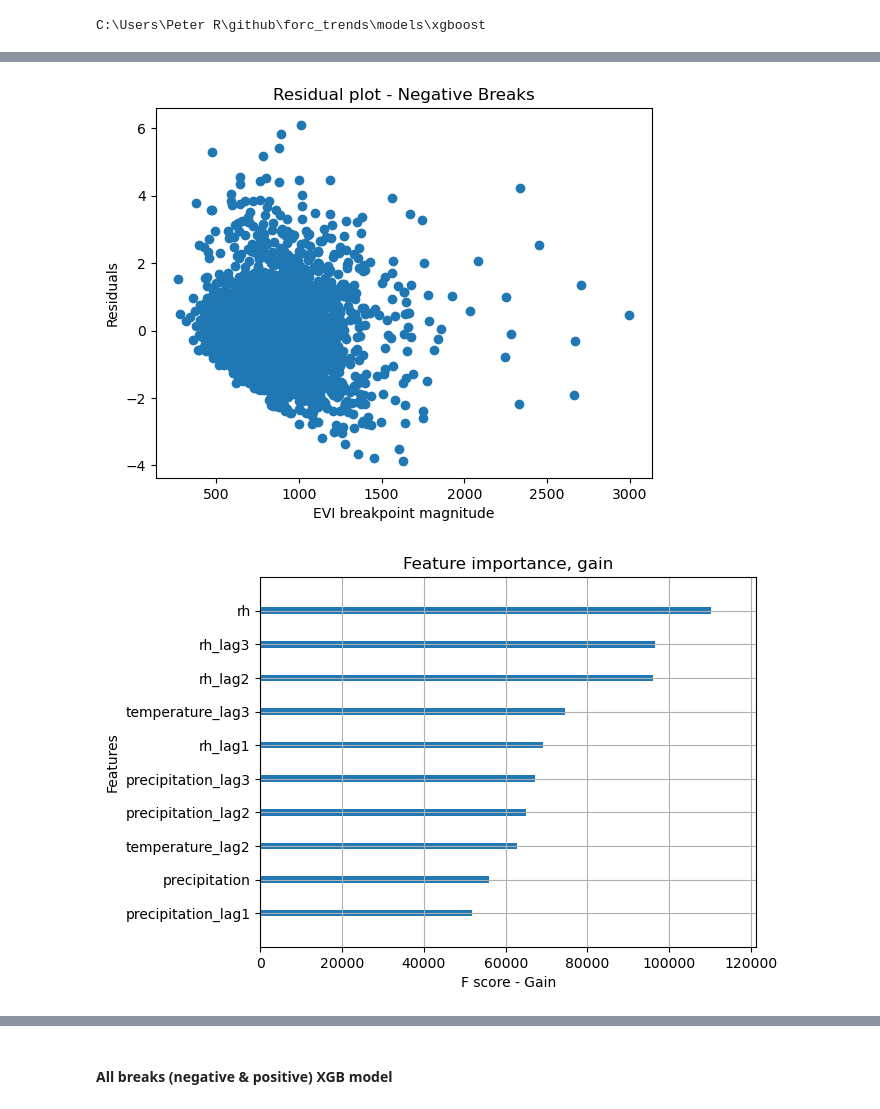
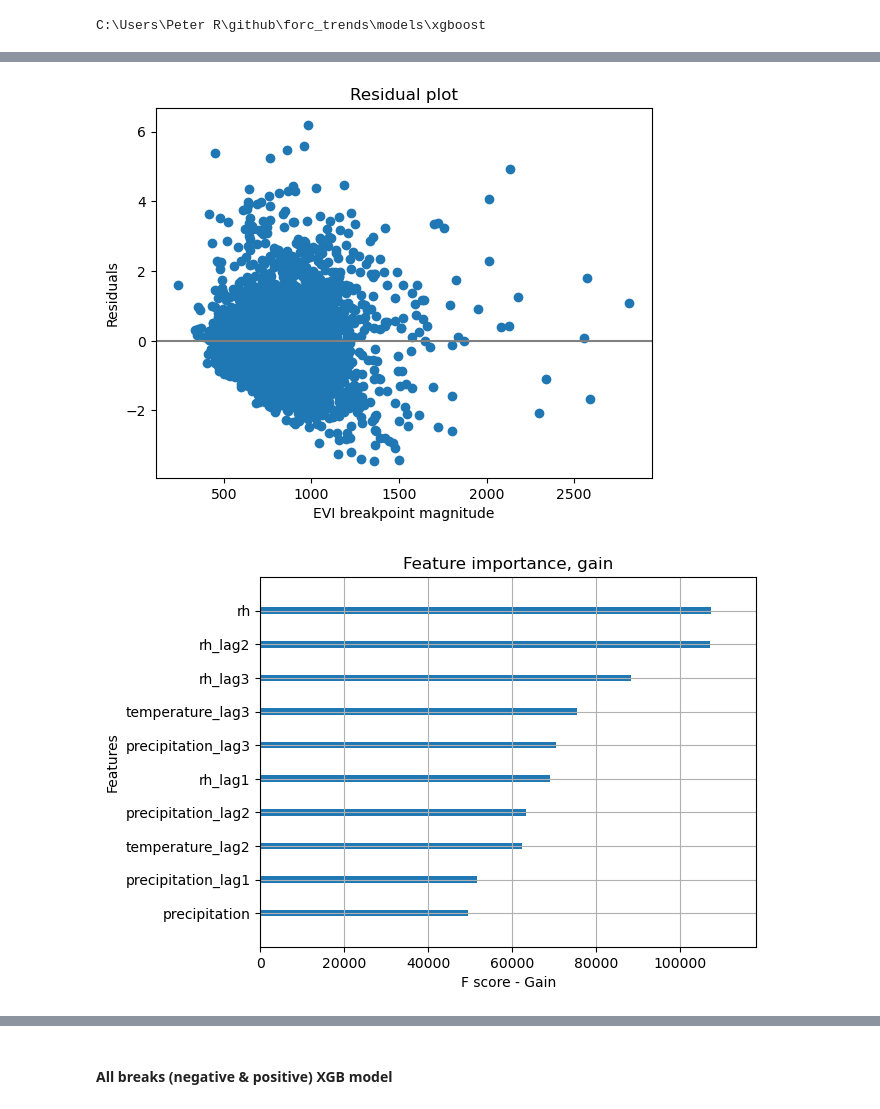
Before and after one commit to georod/forc_trends, a Jupyter notebook: models/xgboost/xgb_evi_brks_reg_drac_models_v1.ipynb, the cells around one changed output, grey strips where cells are left out. Saved outputs shown, nothing was run; the diff lists cells and outputs as text; code cells hidden in the pictures.

```diff
--- a/models/xgboost/xgb_evi_brks_reg_drac_models_v1.ipynb
+++ b/models/xgboost/xgb_evi_brks_reg_drac_models_v1.ipynb
@@ -407,24 +415,19 @@ x1_train, x1_test, y1_train, y1_test = train_test_split(X1, y1, test_size=testsi
 # %%
-#neg
-#Mean MAE: 202.595 (6.349)
-#Mean MSE: 202.595 (6.349)
-#Mean Var. Explained: 0.360 (0.057)
-#R-sq: 0.359 (0.057)
-
-#MSE: 82562.94
-#RMSE: 287.34
-#R-sq: 0.36
-#Total time: 4665.40
+from matplotlib import pyplot
 
 # EVALUATION (with test)
 eval_set = [(x1_train, y1_train), (x1_test, y1_test)]
 #UserWarning: `eval_metric` in `fit` method is deprecated for better compatibility with scikit-learn, use `eval_metric` in constructor or`set_params` instead.
-model_bp1.fit(x1_train, y1_train, eval_set=eval_set, verbose=False)
+model_bp2.fit(x1_train, y1_train, eval_set=eval_set, verbose=False)
 # make predictions for test data
-y_pred = model_bp1.predict(x1_test)
+y_pred = model_bp2.predict(x1_test)
 predictions = [round(value) for value in y_pred]
 # retrieve performance metrics
-results = model_bp1.evals_result()
+results = model_bp2.evals_result()
+
+epochs = len(results['validation_0']['error'])
+x_axis = range(0, epochs)
+
 
 mse = mean_squared_error(y1_test, y_pred)
 #r2 = explained_variance_score(y1_test, ypred)
@@ -441,19 +442,3 @@ R-sq: 0.36
-# %%
-from matplotlib import pyplot
-
-eval_set = [(x1_train, y1_train), (x1_test, y1_test)]
-#UserWarning: `eval_metric` in `fit` method is deprecated for better compatibility with scikit-learn, use `eval_metric` in constructor or`set_params` instead.
-model_bp1.fit(x1_train, y1_train, eval_metric=["error", "logloss"], eval_set=eval_set, verbose=False)
-# make predictions for test data
-y_pred = model_bp1.predict(x1_test)
-predictions = [round(value) for value in y_pred]
-
-# evaluate predictions
-# retrieve performance metrics
-results = model_bp1.evals_result()
-
-epochs = len(results['validation_0']['error'])
-x_axis = range(0, epochs)
 # %%
 # plot log loss
 fig, ax = pyplot.subplots()
@@ -470,36 +456,37 @@ pyplot.show()
 # %%
 # Model prediction residuals
 
 residuals = y1_test-y_pred
 
 mean = residuals.mean()
 std = residuals.std()
 
 std_residuals = (residuals - mean)/std
 
 
 pyplot.scatter(y_pred, std_residuals)
 
 pyplot.ylabel('Residuals')
 pyplot.xlabel("EVI breakpoint magnitude")
-pyplot.title('Residual plot - Negative Breaks')
+pyplot.title('Residual plot')
+pyplot.axhline(0, color="gray")
 
 pyplot.show()
 # %% [output]
-[figure, old version]
+[figure, new version]
 # %%
 # Plot, metric: gain
 #‘gain’: the average gain across all splits the feature is used in.
-xgb.plot_importance(model_bp1, ax=None, height=0.2, xlim=None, ylim=None, title='Feature importance, gain',
+xgb.plot_importance(model_bp2, ax=None, height=0.2, xlim=None, ylim=None, title='Feature importance, gain',
                     xlabel='F score - Gain', ylabel='Features',
                     importance_type='gain', max_num_features=10, grid=True, show_values=False) #, values_format='{v:.2f}' )
 
-pyplot.savefig(r'.\figs\neg_gain6.png',  dpi=300, bbox_inches='tight')
+#pyplot.savefig(r'.\figs\neg_gain6.png',  dpi=300, bbox_inches='tight')
 
 
 pyplot.show()
 # %% [output]
-[figure, old version]
+[figure, new version]
 # %%
 #import matplotlib.pyplot as plt
 
```
Also changed, not shown: parts of 16 cells of this notebook, 4 other files.
